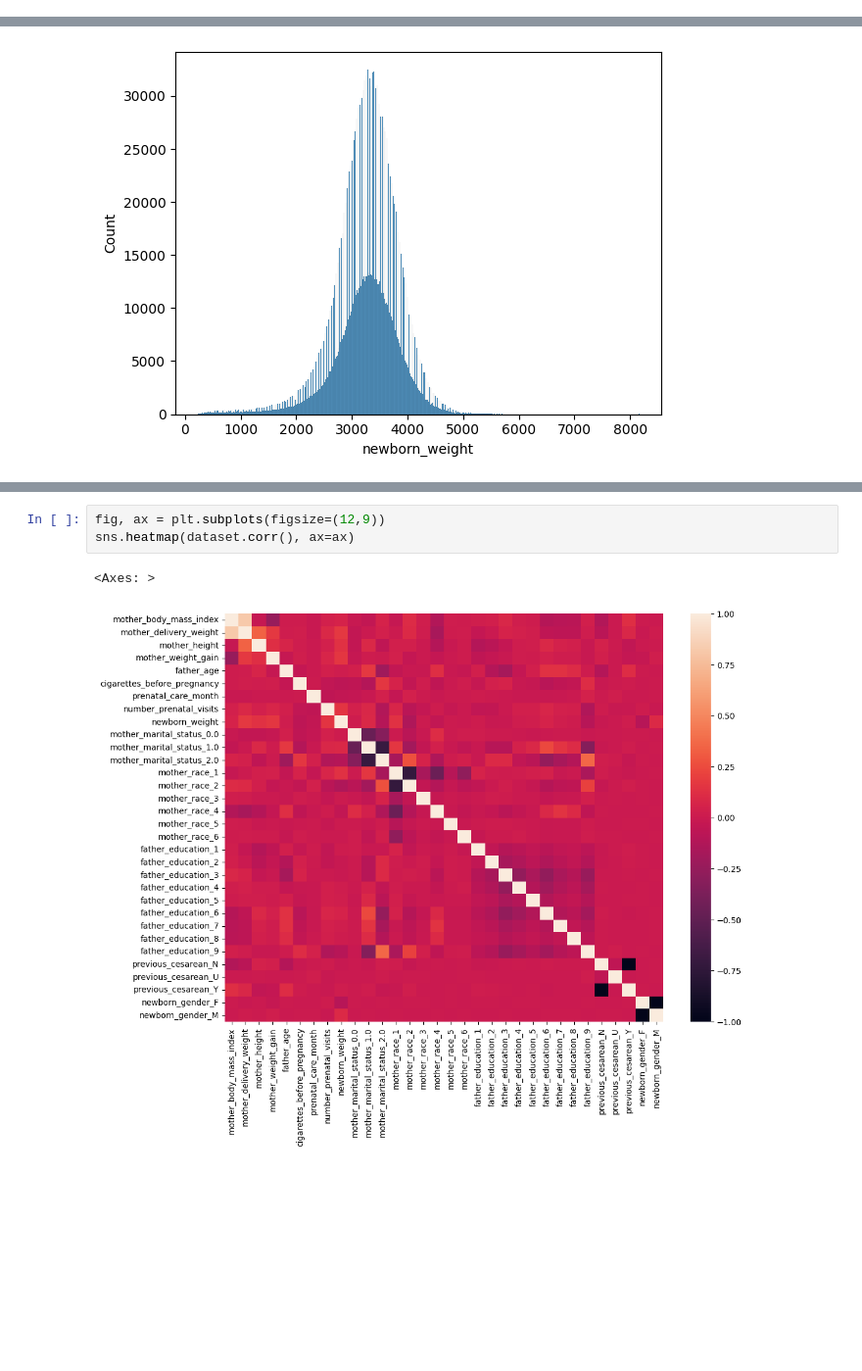
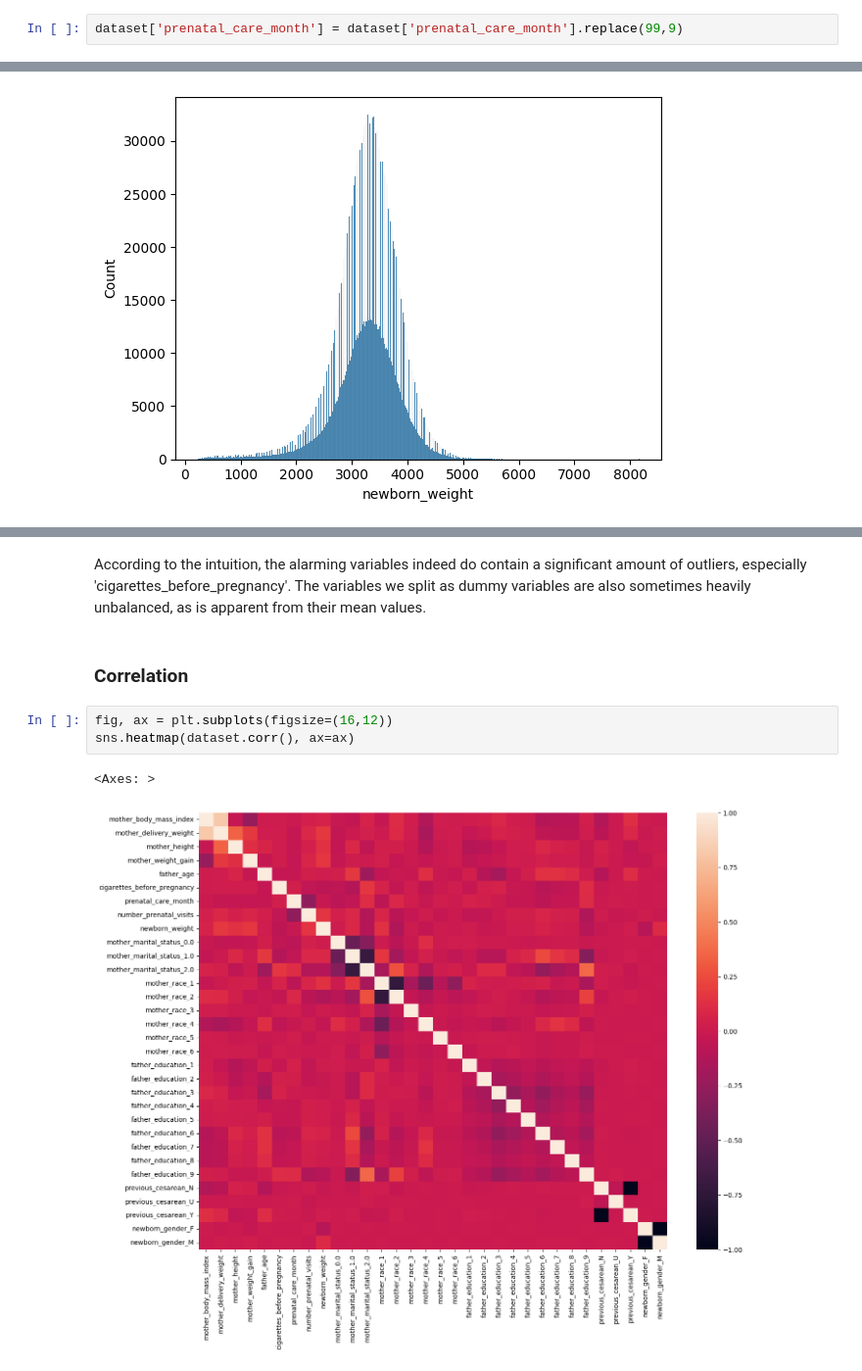
Before and after one commit to AlexWieli/ML_project, a Jupyter notebook: regression/regression.ipynb, the cells around one changed output, grey strips where cells are left out. Shown at 98% size. Drawn from its saved outputs; the diff is of its cells as text; blank space fills up the shorter version.

Commit message:
More of EDA - resolved prenatal care

```diff
--- a/regression/regression.ipynb
+++ b/regression/regression.ipynb
@@ -246,0 +278,2 @@ dataset['cigarettes_before_pregnancy'].fillna(0, inplace=True)
+# %%
+dataset['prenatal_care_month'] = dataset['prenatal_care_month'].replace(99,9)
@@ -314,6 +434,10 @@ Text(0, 0.5, 'Count')
+# %% [markdown]
+According to the intuition, the alarming variables indeed do contain a significant amount of outliers, especially 'cigarettes_before_pregnancy'. The variables we split as dummy variables are also sometimes heavily unbalanced, as is apparent from their mean values.
+# %% [markdown]
+### Correlation
 # %%
-fig, ax = plt.subplots(figsize=(12,9))
+fig, ax = plt.subplots(figsize=(16,12))
 sns.heatmap(dataset.corr(), ax=ax)
 # %% [output]
 <Axes: >
-[figure, old version]
+[figure, new version]
```
Also changed, not shown: parts of 20 cells of this notebook.
